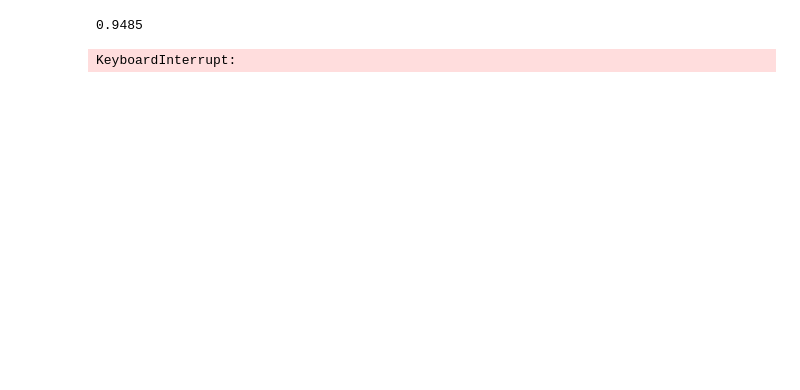
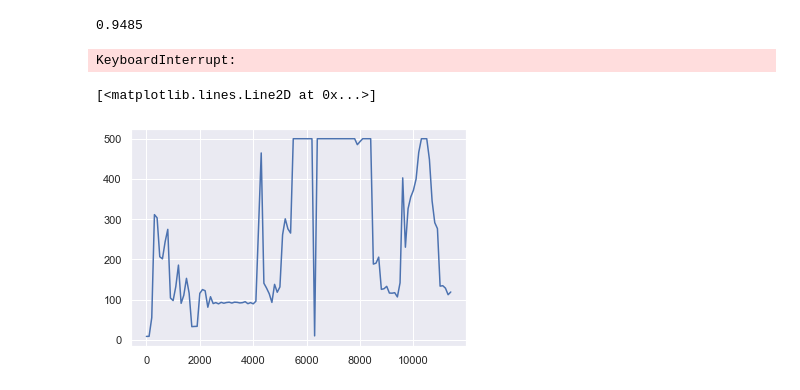
Before and after one commit to justinmaojones/agentflow, a Jupyter notebook: notebooks/tutorial_agent_cartpole_prioritized.ipynb, the cells around one changed output. Cells and saved outputs as stored; diff of their text form; code cells hidden in the pictures; blank space fills up the shorter version.

```diff
--- a/notebooks/tutorial_agent_cartpole_prioritized.ipynb
+++ b/notebooks/tutorial_agent_cartpole_prioritized.ipynb
@@ -28,7 +28,7 @@ clip_norm = True
 hidden_dims = 32
 hidden_layers = 2
 output_dim = 2
-batchnorm = True
+batchnorm = False
 # %% [markdown]
 ## Build Environment & Agent
 # %%
@@ -50,10 +50,12 @@ def dense_net(x,units,layers,batchnorm=True,activation=tf.nn.relu,training=False
 def build_net_fn(hidden_dims,hidden_layers,output_dim,batchnorm):
     def net_fn(state,training=False):
         h = state
+        print(tf.get_variable_scope().name,'TRAINING: ',training)
         if batchnorm:
             BN = tf.layers.BatchNormalization()
             h = BN(h,training=training)
 
+            #tf.add_to_collection(tf.GraphKeys.UPDATE_OPS,)
             #with tf.control_dependencies(BN.updates):
             h = dense_net(h,hidden_dims,hidden_layers,batchnorm=False,training=training)
         else:
@@ -65,15 +67,17 @@ def build_net_fn(hidden_dims,hidden_layers,output_dim,batchnorm):
 def build_policy_fn(*args,**kwargs):
     net_fn = build_net_fn(*args,**kwargs)
     def policy_fn(state,training=False):
-        h = net_fn(state)
+        state, _ = normalize_ema(state,training=training)
+        h = net_fn(state,training)
         return tf.nn.softmax(h,axis=-1)
     return policy_fn
 
 def build_q_fn(*args,**kwargs):
     net_fn = build_net_fn(*args,**kwargs)
     def q_fn(state,action,training=False):
+        state, _ = normalize_ema(state,training=training)
         h = tf.concat([state,action],axis=1)
-        return net_fn(h)
+        return net_fn(h,training)
     return q_fn
 # %% [markdown]
 #### environment
@@ -187,6 +209,7 @@ with tf.Session() as sess:
     B = int(2e3)
     T = int(2e4)
     batchsize = 100
+    BEGIN_LEARNING_AT_STEP = 10
     pb = tf.keras.utils.Progbar(T)
     for t in range(T):
 
@@ -208,13 +231,13 @@ with tf.Session() as sess:
         )
         state = state2
 
-        if len(replay_buffer) >= B:
+        if t >= BEGIN_LEARNING_AT_STEP:
             for i in range(40):
                 beta = t*1./T
                 td_error = agent.update(learning_rate=1e-4,**replay_buffer.sample(batchsize,beta=beta))
                 replay_buffer.update_priorities(td_error)
 
-        #variable_vals.append(sess.run(VARVALS))
+        variable_vals.append(sess.run(VARVALS))
 
         if t % 100 == 0 and t > 0:
             test_ep_returns.append(test_agent(test_env,agent))
@@ -231,7 +254,10 @@ action_history_arr = np.stack(action_history)
 variable_vals_df = pd.DataFrame(variable_vals)
 test_ep_returns_arr = np.stack(test_ep_returns)
 # %%
-plt.plot(100*np.arange(len(test_ep_returns_arr)),test_ep_returns_arr)
+plt.plot(100*np.arange(len(test_ep_returns_arr)),test_ep_returns_arr.mean(axis=1))
+# %% [output]
+[<matplotlib.lines.Line2D at 0x...>]
+[figure, added]
 # %%
 pr = replay_buffer._sum_tree
 # %%
```
Also changed, not shown: parts of 6 cells of this notebook, 28 other files.
